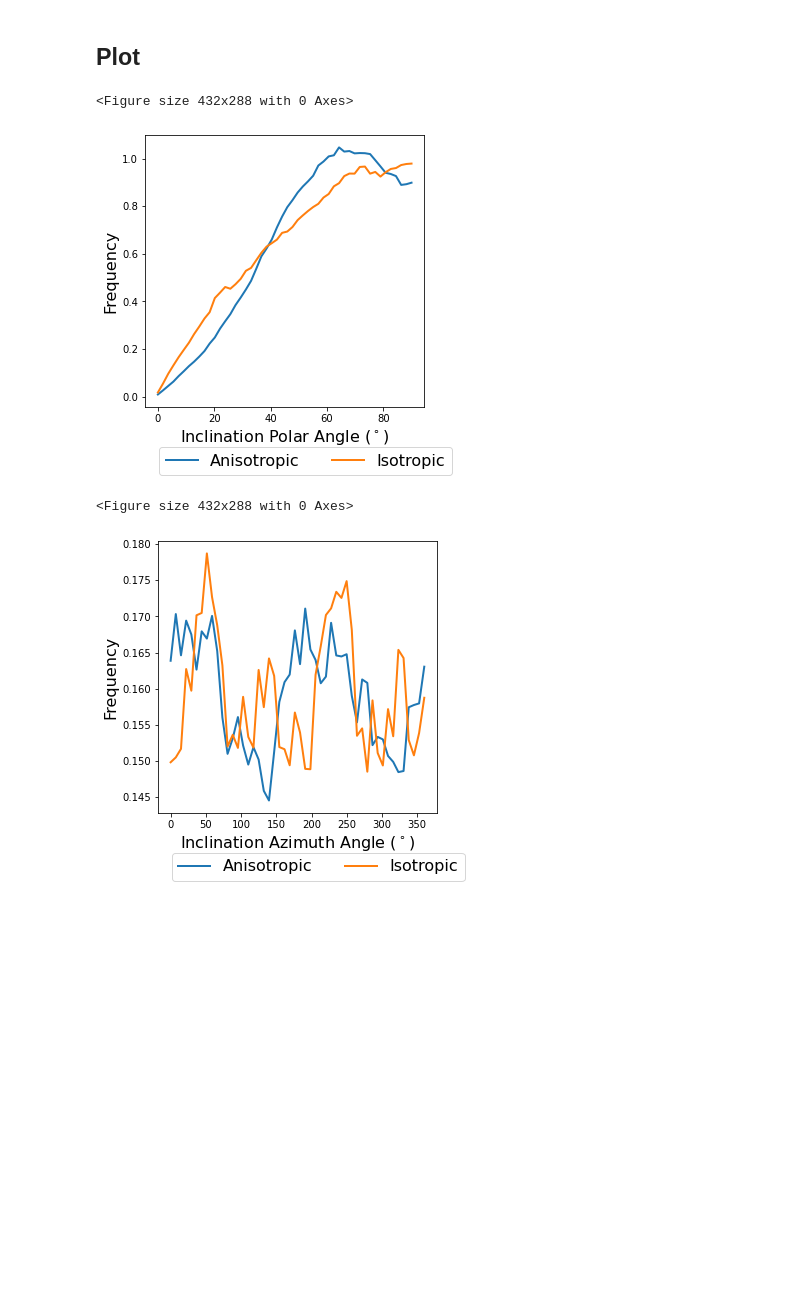
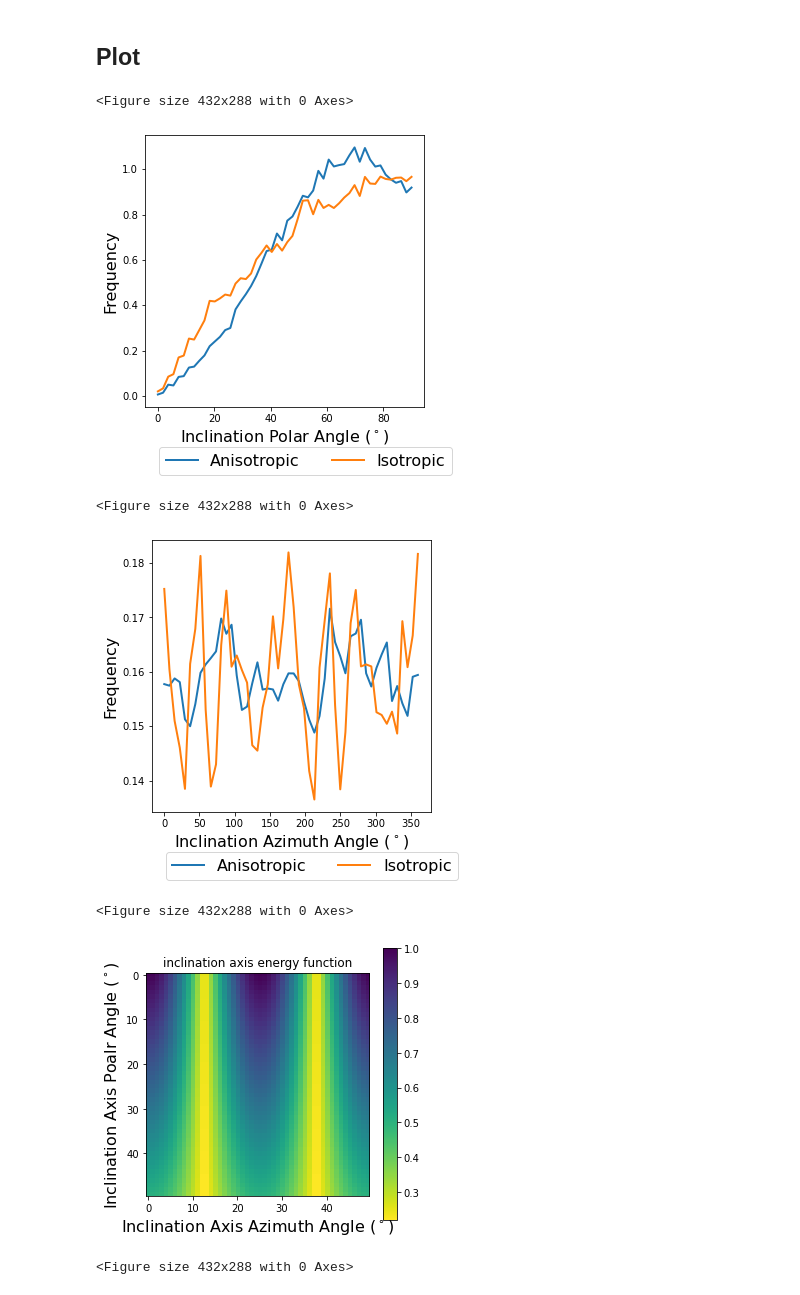
Before and after one commit to Linwitness/VECTOR, a Jupyter notebook: examples/verify_energy_function/plot_misorientation_distribution_5D_for_poly20k_hipergator.ipynb, the cells around one changed output. Drawn from its saved outputs; the diff is of its cells as text; code cells hidden in the pictures; blank space fills up the shorter version.

```diff
--- a/examples/verify_energy_function/plot_misorientation_distribution_5D_for_poly20k_hipergator.ipynb
+++ b/examples/verify_energy_function/plot_misorientation_distribution_5D_for_poly20k_hipergator.ipynb
@@ -547,14 +573,22 @@ if __name__ == '__main__':
     init_file_folder = "/blue/michael.tonks/lin.yang/SPPARKS-VirtualIncEnergy/3d_poly/IC/"
     npy_file_folder = "/blue/michael.tonks/lin.yang/SPPARKS-VirtualIncEnergy/3d_poly_fully/results/"
     init_file_name = "poly_IC150_1k.init"
-    npy_file_name_aniso = f"p_ori_fully5d_aveE_150_1k_multiCore64_J1_refer_1_0_0_seed56689_kt1.95.npy"
+    npy_file_name_aniso = f"p2_ori_fully5d_aveE_150_1k_multiCore64_J1_refer_1_0_0_seed56689_kt1.95.npy"
     npy_file_name_iso = f"p_iso_150_1k_multiCore64_J1_refer_1_0_0_seed56689_kt1.95.npy"
     input_npy_data = [npy_file_folder+npy_file_name_aniso, npy_file_folder+npy_file_name_iso]
     compare_label = ["Anisotropic", "Isotropic"]
 
     # Get time step with expected grain num
-    expected_grain_num = 500
+    expected_grain_num = 200
     special_step_distribution, microstructure_list = calculate_expected_step(input_npy_data, expected_grain_num)
+
+    # special_step_distribution_0, microstructure_list_0 = calculate_expected_step([input_npy_data[2]], 1000)
+    # special_step_distribution=list(special_step_distribution)
+    # microstructure_list = list(microstructure_list)
+    # special_step_distribution.append(special_step_distribution_0[0])
+    # microstructure_list.append(microstructure_list_0[0])
+    # special_step_distribution=np.array(special_step_distribution)
+    # microstructure_list = np.array(microstructure_list)
 
     # misorientation
     grain_num = 1000
@@ -646,6 +716,8 @@ if __name__ == '__main__':
 # %%
     inclination_polar_angle_distribution_list = []
     inclination_azimuth_angle_distribution_list = []
+    inclination_energy_distribution_list = []
+    inclination_axis_matrix_list = []
     num_bin_inclination = 50
     num_bin_inclination_plot = int(90/90*num_bin_inclination)
     for i in range(len(input_npy_data)):
@@ -661,8 +733,10 @@ if __name__ == '__main__':
             P, sites = inclination_processing.get_normal_vector_3d(newplace)
             np.savez(current_path + data_file_name, P=P, sites=sites)
 
-        inclination_polar_angle_distribution, inclination_azimuth_angle_distribution = get_inclination_angle_distribution_2D(P, sites, miso_dict, num_bin_inclination)
+        inclination_polar_angle_distribution, inclination_azimuth_angle_distribution, inclination_axis_matrix, inclination_energy_distribution = get_inclination_angle_distribution_2D(P, sites, miso_dict, num_bin_inclination)
         inclination_polar_angle_distribution_list.append(inclination_polar_angle_distribution)
         inclination_azimuth_angle_distribution_list.append(inclination_azimuth_angle_distribution)
+        inclination_energy_distribution_list.append(inclination_energy_distribution)
+        inclination_axis_matrix_list.append(inclination_axis_matrix)
         print(f"> {compare_label[i]} done")
 # %% [output]
@@ -706,25 +747,61 @@ Total num of GB sites: 695780
 # %%
     # plot inclination angle distribution
     plt.figure()
     fig = plt.figure(figsize=(5, 5))
     for i in range(len(input_npy_data)):
         plt.plot(np.linspace(0,90,num_bin_inclination)[:num_bin_inclination_plot], inclination_polar_angle_distribution_list[i][:num_bin_inclination_plot], label=compare_label[i], linewidth=2)
     plt.legend(loc=(0.05,-0.25),fontsize=16, ncol=2)
     plt.xlabel(r"Inclination Polar Angle ($^\circ$)", fontsize=16)
     plt.ylabel("Frequency", fontsize=16)
     plt.savefig(current_path + f"/figures/inclination_polar_angle_fully5d_distribution_3d_{expected_grain_num}grains.png", dpi=400,bbox_inches='tight')
 
 
     plt.figure()
     fig = plt.figure(figsize=(5, 5))
     for i in range(len(input_npy_data)):
         plt.plot(np.linspace(0,360,num_bin_inclination)[:num_bin_inclination_plot], inclination_azimuth_angle_distribution_list[i][:num_bin_inclination_plot], label=compare_label[i], linewidth=2)
     plt.legend(loc=(0.05,-0.25),fontsize=16, ncol=2)
     plt.xlabel(r"Inclination Azimuth Angle ($^\circ$)", fontsize=16)
     plt.ylabel("Frequency", fontsize=16)
     plt.savefig(current_path + f"/figures/inclination_azimuth_angle_fully5d_distribution_3d_{expected_grain_num}grains.png", dpi=400,bbox_inches='tight')
+
+    # inclination energy distribution
+    i_axis_energy_function = np.zeros((num_bin_inclination, num_bin_inclination))
+    for input_i in range(num_bin_inclination):
+        for input_j in range(num_bin_inclination):
+            i_axis_energy_function[input_i, input_j] = energy_function_i_axis(input_i/num_bin_inclination*np.pi/2, input_j/num_bin_inclination*2*np.pi)
+    plt.figure()
+    fig = plt.figure(figsize=(5, 5))
+    plt.imshow(i_axis_energy_function,cmap='viridis_r')
+    plt.xlabel(r"Inclination Axis Azimuth Angle ($^\circ$)", fontsize=16)
+    plt.ylabel(r"Inclination Axis Poalr Angle ($^\circ$)", fontsize=16)
+    plt.colorbar()
+    plt.title("inclination axis energy function")
+
+    # inclination energy distribution
+    plt.figure()
+    fig = plt.figure(figsize=(5, 5))
+    for i in range(len(input_npy_data)):
+        plt.plot(np.linspace(0,1,num_bin_inclination)[:num_bin_inclination_plot], inclination_energy_distribution_list[i][:num_bin_inclination_plot], label=compare_label[i], linewidth=2)
+    plt.legend(loc=(0.05,-0.25),fontsize=16, ncol=2)
+    plt.xlabel(r"Inclination Axis Energy", fontsize=16)
+    plt.ylabel("Frequency", fontsize=16)
+    plt.savefig(current_path + f"/figures/inclination_axis_energy_fully5d_distribution_2d_{expected_grain_num}grains.png", dpi=400,bbox_inches='tight')
+
+    # plot matrix figure for inclination axis distribution
+    for i in range(len(input_npy_data)):
+        plt.figure()
+        fig = plt.figure(figsize=(5, 5))
+        plt.imshow(inclination_axis_matrix_list[i],cmap='viridis_r')
+        plt.title(compare_label[i])
+        plt.xlabel(r"Inclination Axis Azimuth Angle ($^\circ$)", fontsize=16)
+        plt.ylabel(r"Inclination Axis Polar Angle ($^\circ$)", fontsize=16)
+        plt.colorbar()
 # %% [output]
 <Figure size 432x288 with 0 Axes>
-[figure, old version]
+[figure, new version]
 <Figure size 432x288 with 0 Axes>
-[figure, old version]
+[figure, new version]
+<Figure size 432x288 with 0 Axes>
+[figure, added]
+<Figure size 432x288 with 0 Axes>
```
Also changed, not shown: parts of 5 cells of this notebook, 3 other files.
